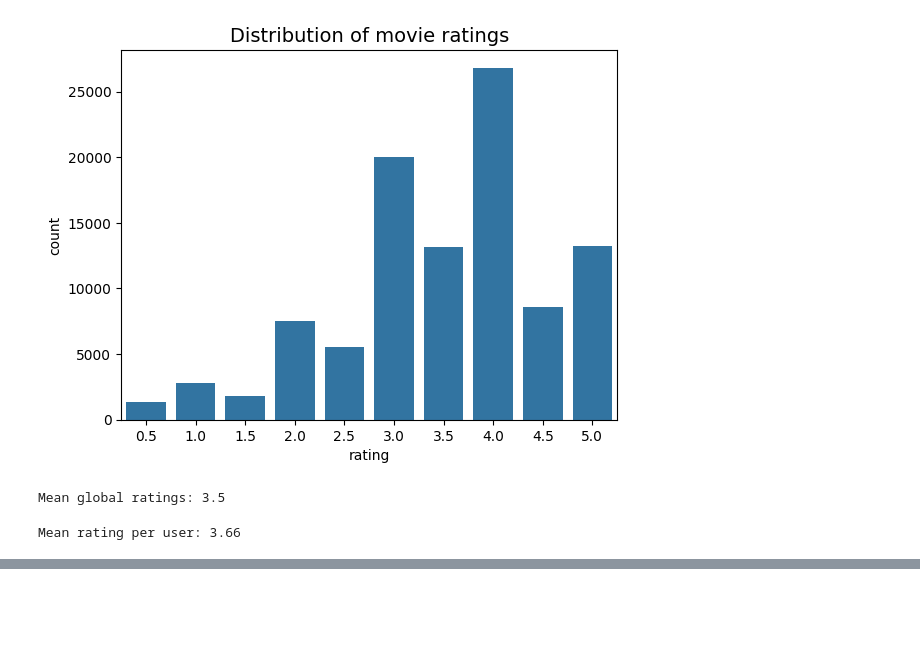
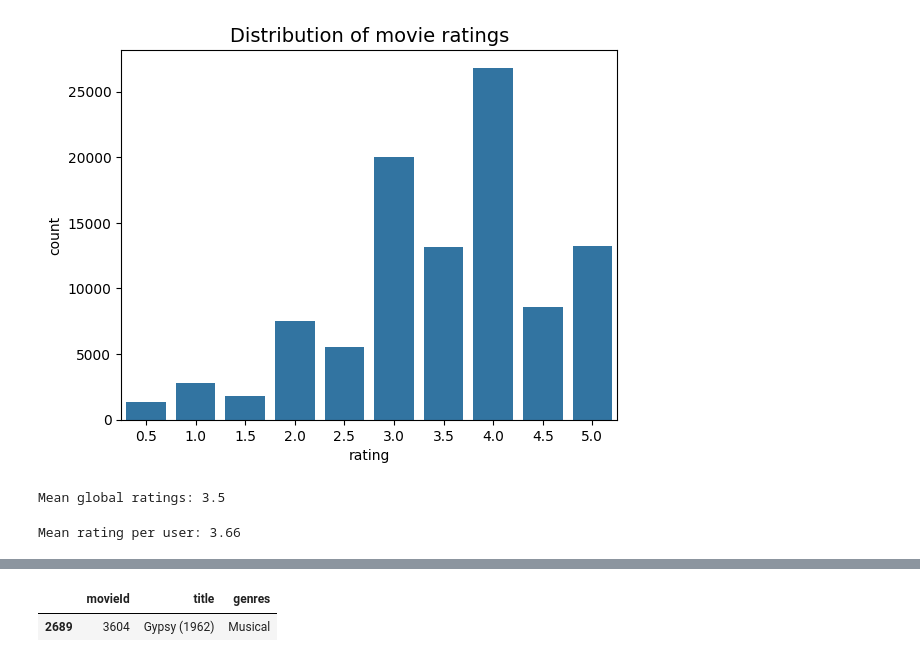
Before and after one commit to DSon24/Practice-recommender-project, a Jupyter notebook: Code/practice recommender.ipynb, the cells around one changed output, grey strips where cells are left out. Saved outputs shown, nothing was run; the diff lists cells and outputs as text; code cells hidden in the pictures; blank space fills up the shorter version.

```diff
--- a/Code/practice recommender.ipynb
+++ b/Code/practice recommender.ipynb
@@ -60,0 +111,9 @@ Mean rating per user: 3.66
+# %%
+#Lowest and highest average rating
+mean_ratings = ratings.groupby("movieId")[["rating"]].mean()
+mean_ratings
+lowest_rated = mean_ratings['rating'].idxmin()
+movies[movies['movieId']==lowest_rated]
+# %% [output]
+|  | movieId | title | genres |
+| 2689 | 3604 | Gypsy (1962) | Musical |
```
Also changed, not shown: parts of 4 cells of this notebook.
